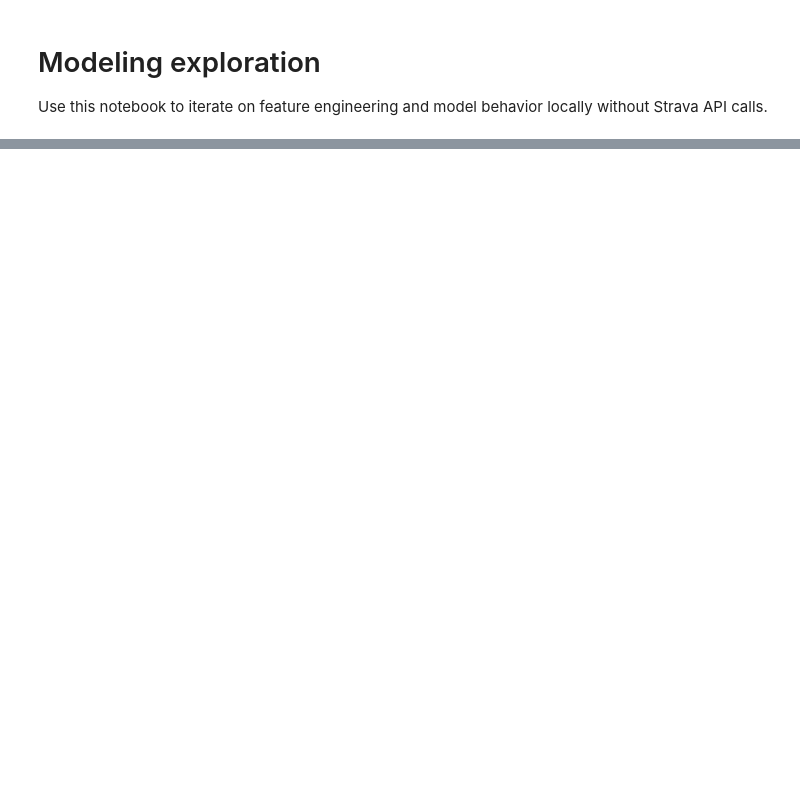
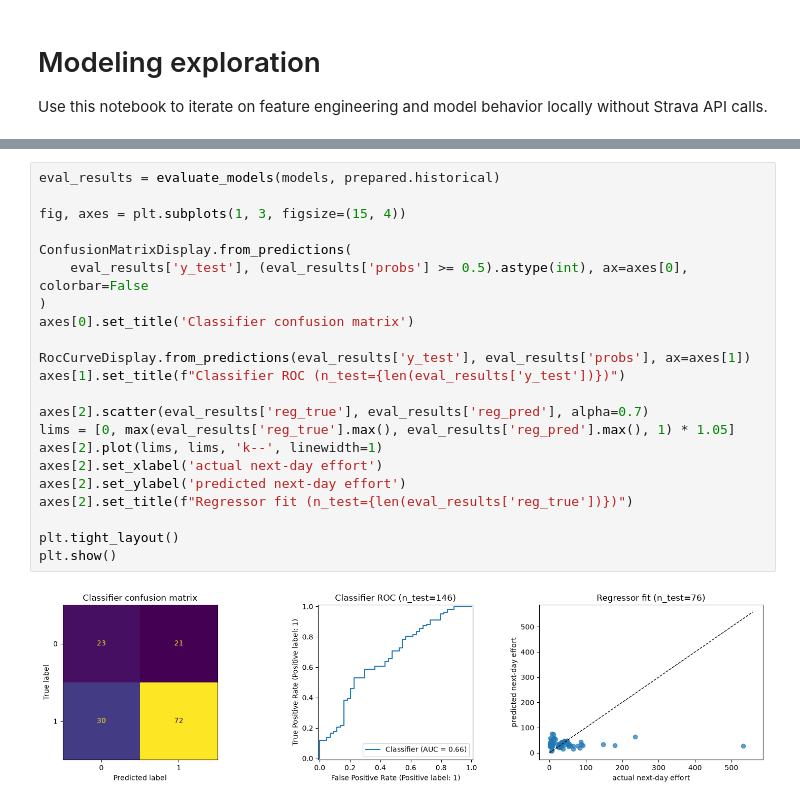
Before and after one commit to loganmckerlich/train-tomorrow, a Jupyter notebook: scripts/modeling_exploration.ipynb, the cells around one changed output, grey strips where cells are left out. Drawn from its saved outputs; the diff is of its cells as text; blank space fills up the shorter version.

```diff
--- a/scripts/modeling_exploration.ipynb
+++ b/scripts/modeling_exploration.ipynb
@@ -54,0 +109,24 @@ prediction
+# %%
+eval_results = evaluate_models(models, prepared.historical)
+
+fig, axes = plt.subplots(1, 3, figsize=(15, 4))
+
+ConfusionMatrixDisplay.from_predictions(
+    eval_results['y_test'], (eval_results['probs'] >= 0.5).astype(int), ax=axes[0], colorbar=False
+)
+axes[0].set_title('Classifier confusion matrix')
+
+RocCurveDisplay.from_predictions(eval_results['y_test'], eval_results['probs'], ax=axes[1])
+axes[1].set_title(f"Classifier ROC (n_test={len(eval_results['y_test'])})")
+
+axes[2].scatter(eval_results['reg_true'], eval_results['reg_pred'], alpha=0.7)
+lims = [0, max(eval_results['reg_true'].max(), eval_results['reg_pred'].max(), 1) * 1.05]
+axes[2].plot(lims, lims, 'k--', linewidth=1)
+axes[2].set_xlabel('actual next-day effort')
+axes[2].set_ylabel('predicted next-day effort')
+axes[2].set_title(f"Regressor fit (n_test={len(eval_results['reg_true'])})")
+
+plt.tight_layout()
+plt.show()
+# %% [output]
+[figure, added]
```
Also changed, not shown: parts of 11 cells of this notebook, 12 other files.
